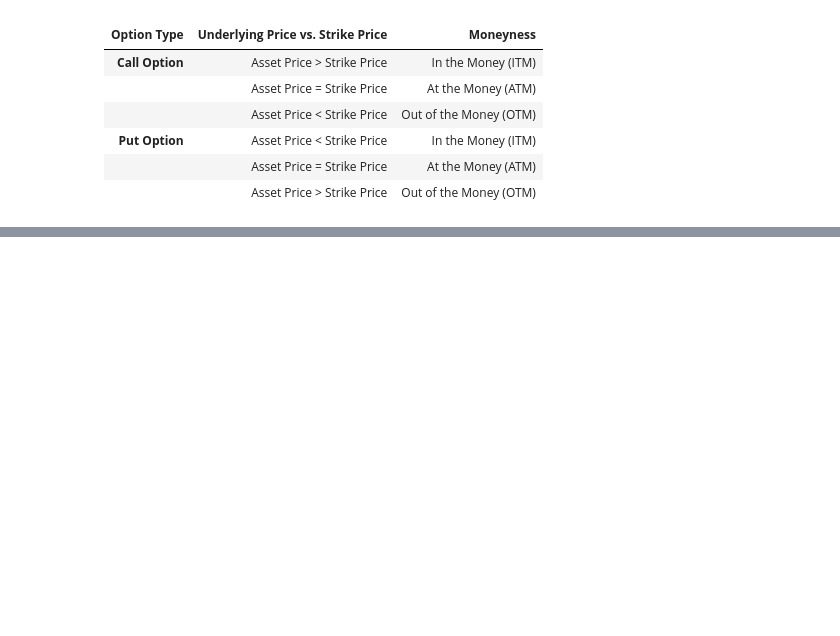
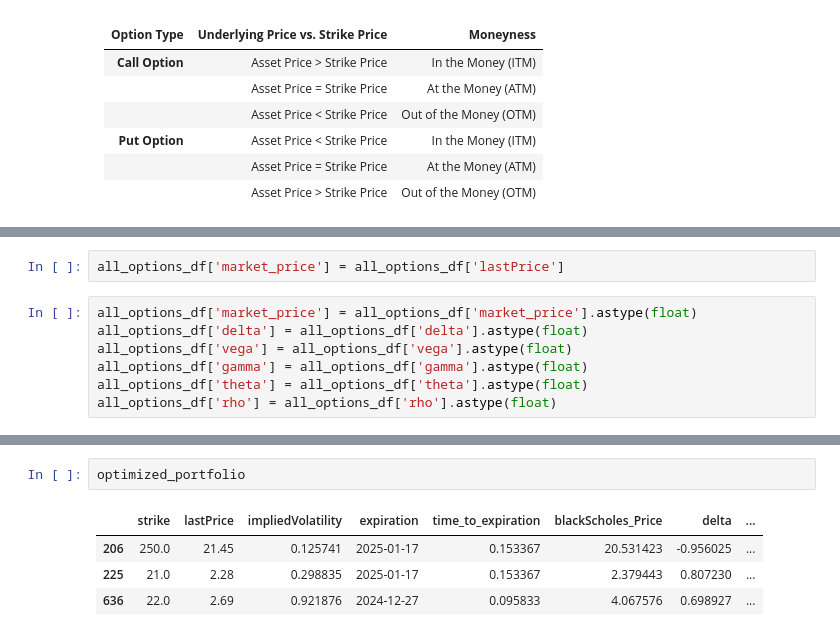
Before and after one commit to George-Dros/Options_Portfolio, a Jupyter notebook: main.ipynb, the cells around one changed output, grey strips where cells are left out. Drawn from its saved outputs; the diff is of its cells as text; blank space fills up the shorter version.

```diff
--- a/main.ipynb
+++ b/main.ipynb
@@ -179,0 +425,9 @@ testing
+# %%
+all_options_df['market_price'] = all_options_df['lastPrice']
+# %%
+all_options_df['market_price'] = all_options_df['market_price'].astype(float)
+all_options_df['delta'] = all_options_df['delta'].astype(float)
+all_options_df['vega'] = all_options_df['vega'].astype(float)
+all_options_df['gamma'] = all_options_df['gamma'].astype(float)
+all_options_df['theta'] = all_options_df['theta'].astype(float)
+all_options_df['rho'] = all_options_df['rho'].astype(float)
@@ -179,0 +531,7 @@ testing
+# %%
+optimized_portfolio
+# %% [output]
+|  | strike | lastPrice | impliedVolatility | expiration | time_to_expiration | blackScholes_Price | delta | ... |
+| 206 | 250.0 | 21.45 | 0.125741 | 2025-01-17 | 0.153367 | 20.531423 | -0.956025 | ... |
+| 225 | 21.0 | 2.28 | 0.298835 | 2025-01-17 | 0.153367 | 2.379443 | 0.807230 | ... |
+| 636 | 22.0 | 2.69 | 0.921876 | 2024-12-27 | 0.095833 | 4.067576 | 0.698927 | ... |
```
Also changed, not shown: parts of 15 cells of this notebook, 1 other file.
